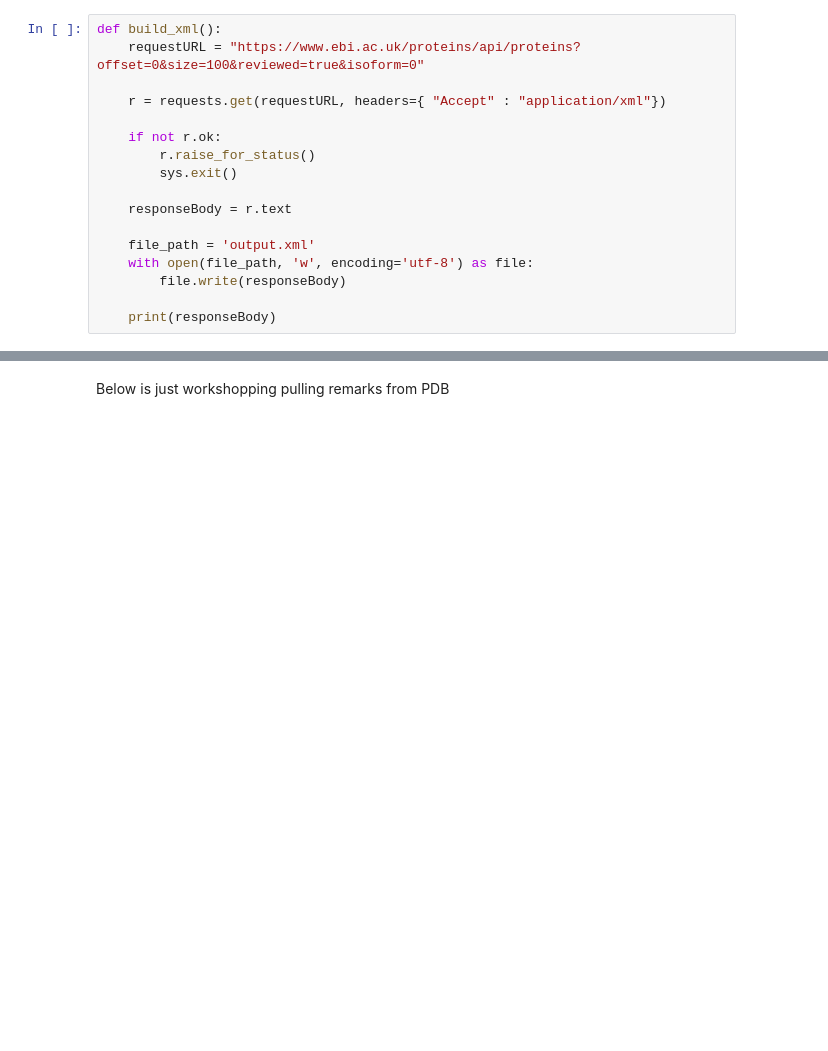
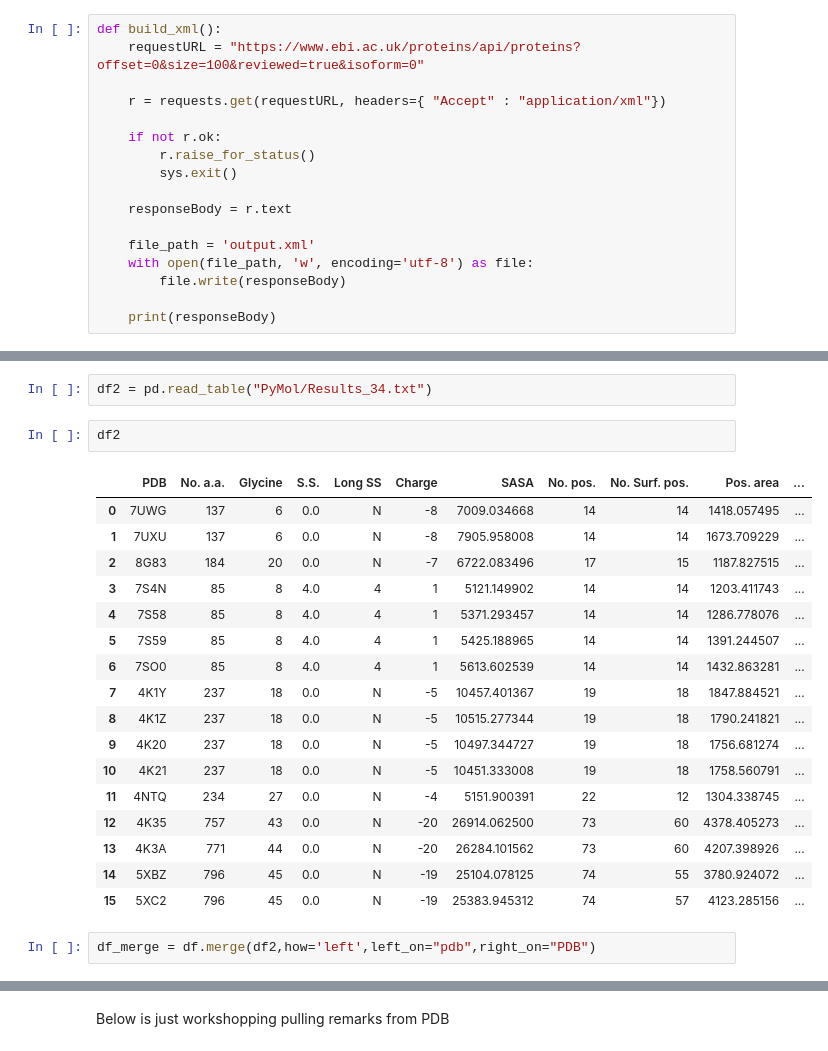
Before and after one commit to Magdk01/Anubis, a Jupyter notebook: notebooks/api_fetch.ipynb, the cells around one changed output, grey strips where cells are left out. Cells and saved outputs as stored; diff of their text form; blank space fills up the shorter version.

```diff
--- a/notebooks/api_fetch.ipynb
+++ b/notebooks/api_fetch.ipynb
@@ -80,3 +109,27 @@ def read_xml(filepath = "output.xml"):
+# %%
+df2 = pd.read_table("PyMol/Results_34.txt")
+# %%
+df2
+# %% [output]
+|  | PDB | No. a.a. | Glycine | S.S. | Long SS | Charge | SASA | No. pos. | No. Surf. pos. | Pos. area | ... |
+| 0 | 7UWG | 137 | 6 | 0.0 | N | -8 | 7009.034668 | 14 | 14 | 1418.057495 | ... |
+| 1 | 7UXU | 137 | 6 | 0.0 | N | -8 | 7905.958008 | 14 | 14 | 1673.709229 | ... |
+| 2 | 8G83 | 184 | 20 | 0.0 | N | -7 | 6722.083496 | 17 | 15 | 1187.827515 | ... |
+| 3 | 7S4N | 85 | 8 | 4.0 | 4 | 1 | 5121.149902 | 14 | 14 | 1203.411743 | ... |
+| 4 | 7S58 | 85 | 8 | 4.0 | 4 | 1 | 5371.293457 | 14 | 14 | 1286.778076 | ... |
+| 5 | 7S59 | 85 | 8 | 4.0 | 4 | 1 | 5425.188965 | 14 | 14 | 1391.244507 | ... |
+| 6 | 7SO0 | 85 | 8 | 4.0 | 4 | 1 | 5613.602539 | 14 | 14 | 1432.863281 | ... |
+| 7 | 4K1Y | 237 | 18 | 0.0 | N | -5 | 10457.401367 | 19 | 18 | 1847.884521 | ... |
+| 8 | 4K1Z | 237 | 18 | 0.0 | N | -5 | 10515.277344 | 19 | 18 | 1790.241821 | ... |
+| 9 | 4K20 | 237 | 18 | 0.0 | N | -5 | 10497.344727 | 19 | 18 | 1756.681274 | ... |
+| 10 | 4K21 | 237 | 18 | 0.0 | N | -5 | 10451.333008 | 19 | 18 | 1758.560791 | ... |
+| 11 | 4NTQ | 234 | 27 | 0.0 | N | -4 | 5151.900391 | 22 | 12 | 1304.338745 | ... |
+| 12 | 4K35 | 757 | 43 | 0.0 | N | -20 | 26914.062500 | 73 | 60 | 4378.405273 | ... |
+| 13 | 4K3A | 771 | 44 | 0.0 | N | -20 | 26284.101562 | 73 | 60 | 4207.398926 | ... |
+| 14 | 5XBZ | 796 | 45 | 0.0 | N | -19 | 25104.078125 | 74 | 55 | 3780.924072 | ... |
+| 15 | 5XC2 | 796 | 45 | 0.0 | N | -19 | 25383.945312 | 74 | 57 | 4123.285156 | ... |
+# %%
+df_merge = df.merge(df2,how='left',left_on="pdb",right_on="PDB")
 # %%
 def build_dataset(df):
     df = df.copy().reset_index()
```
Also changed, not shown: parts of 9 cells of this notebook, 9 other files.
